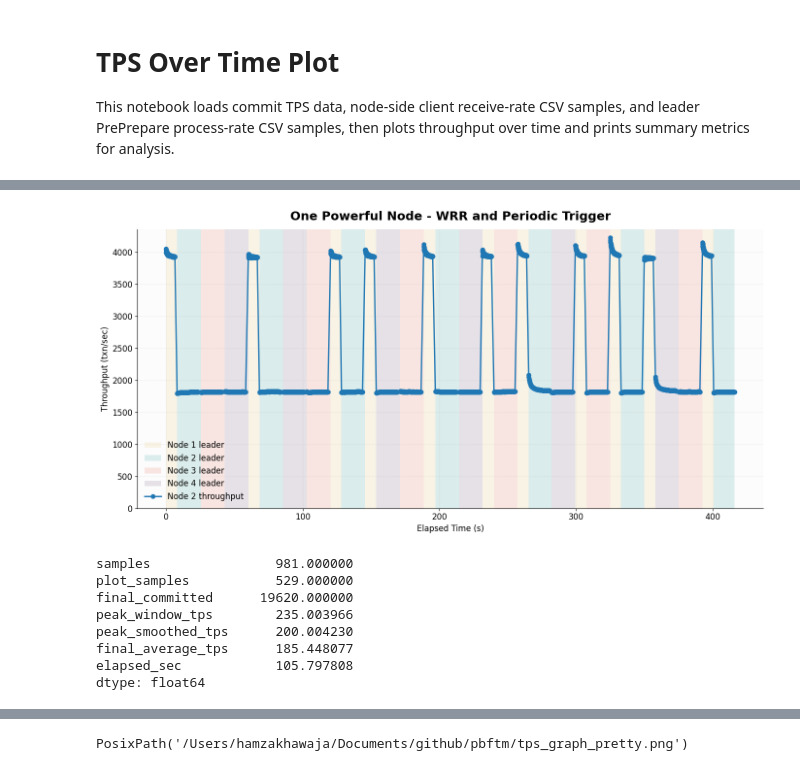
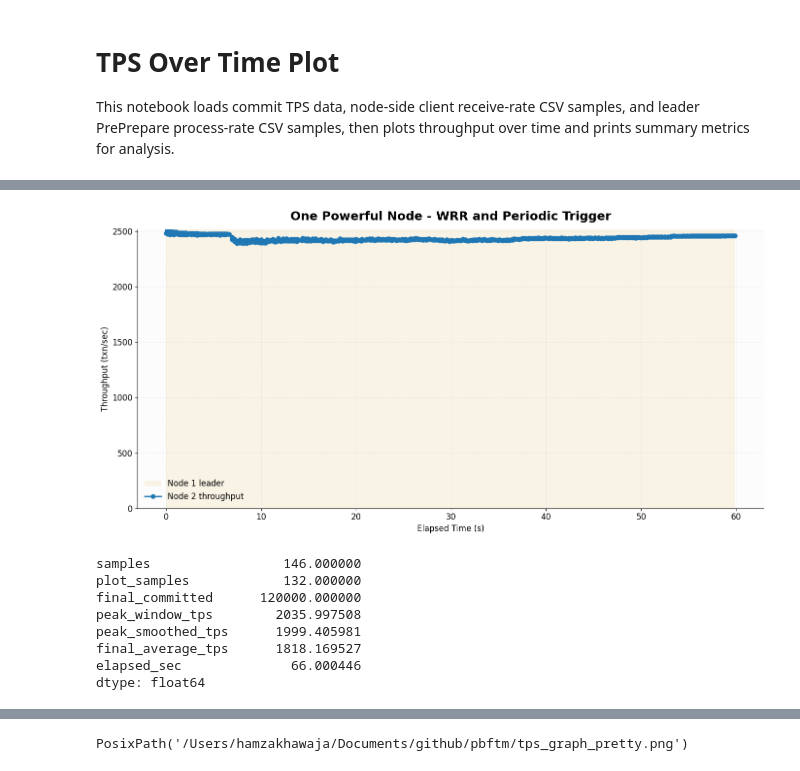
Before and after one commit to Michael112233/pbft, a Jupyter notebook: plot_tps_series.ipynb, the cells around one changed output, grey strips where cells are left out. Saved outputs shown, nothing was run; the diff lists cells and outputs as text; code cells hidden in the pictures.

```diff
--- a/plot_tps_series.ipynb
+++ b/plot_tps_series.ipynb
@@ -29,7 +29,7 @@ view_start = 0
 
 view_end = 30
 
-throughput_csv_path = Path("quadpowersinglenode") / f"node_{node_id}_throughput.csv"
+throughput_csv_path = Path("logs") / f"node_{node_id}_throughput.csv"
 assert throughput_csv_path.exists(), f"Missing file: {throughput_csv_path.resolve()}"
 
 throughput_df = pd.read_csv(throughput_csv_path)
@@ -130,6 +130,6 @@ plt.show()
-[figure, old version]
+[figure, new version]
 # %%
-json_path = Path("check.json")
+json_path = Path("logs/ch.json")
 assert json_path.exists(), f"Missing file: {json_path.resolve()}"
 
 with json_path.open() as f:
@@ -160,13 +160,13 @@ summary = {
 
 pd.Series(summary)
 # %% [output]
-samples                981.000000
-plot_samples           529.000000
-final_committed      19620.000000
-peak_window_tps        235.003966
-peak_smoothed_tps      200.004230
-final_average_tps      185.448077
-elapsed_sec            105.797808
+samples                 146.000000
+plot_samples            132.000000
+final_committed      120000.000000
+peak_window_tps        2035.997508
+peak_smoothed_tps      1999.405981
+final_average_tps      1818.169527
+elapsed_sec              66.000446
 dtype: float64
 # %%
 fig, ax1 = plt.subplots()
```
Also changed, not shown: parts of 2 cells of this notebook, 30 other files.
